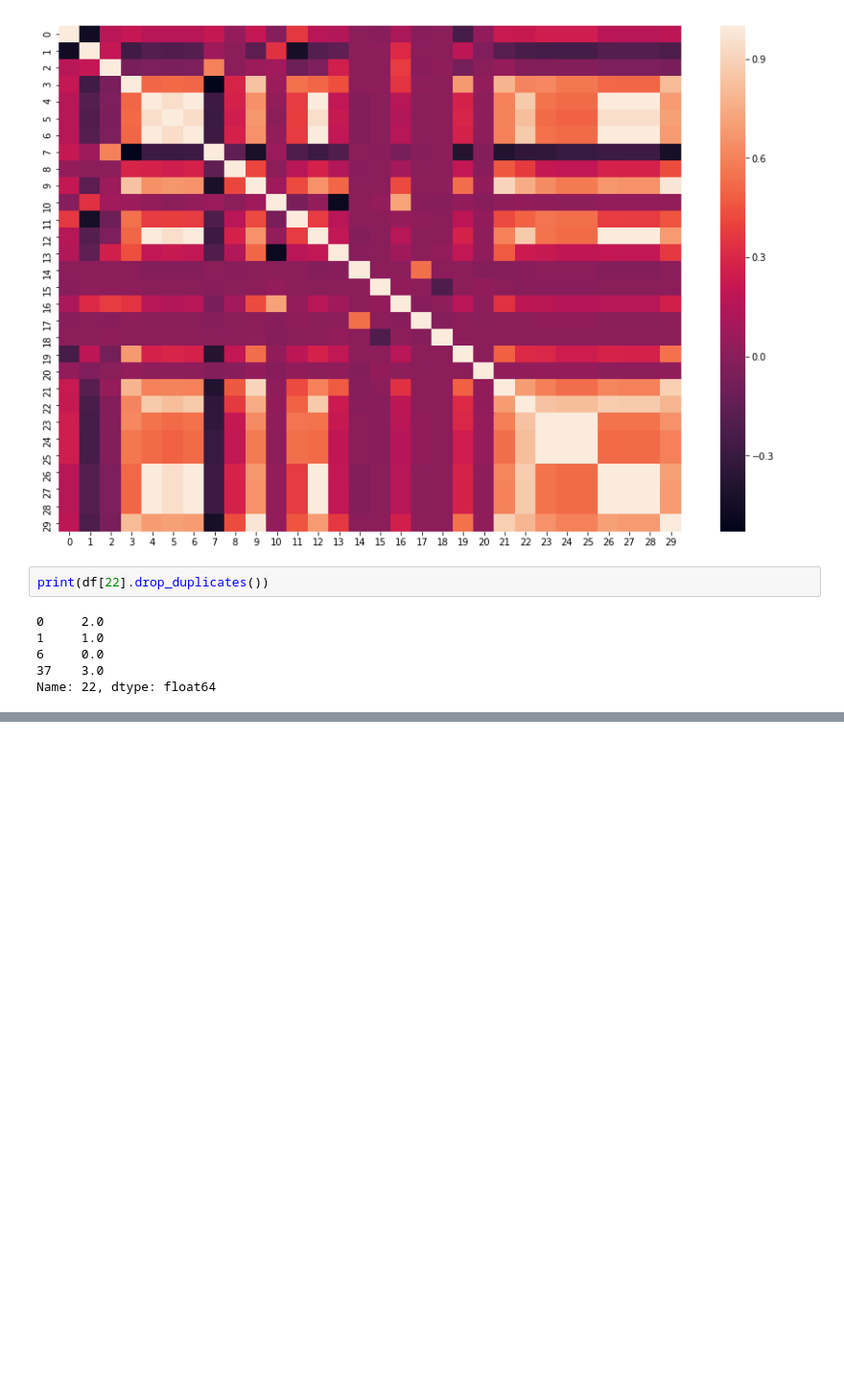
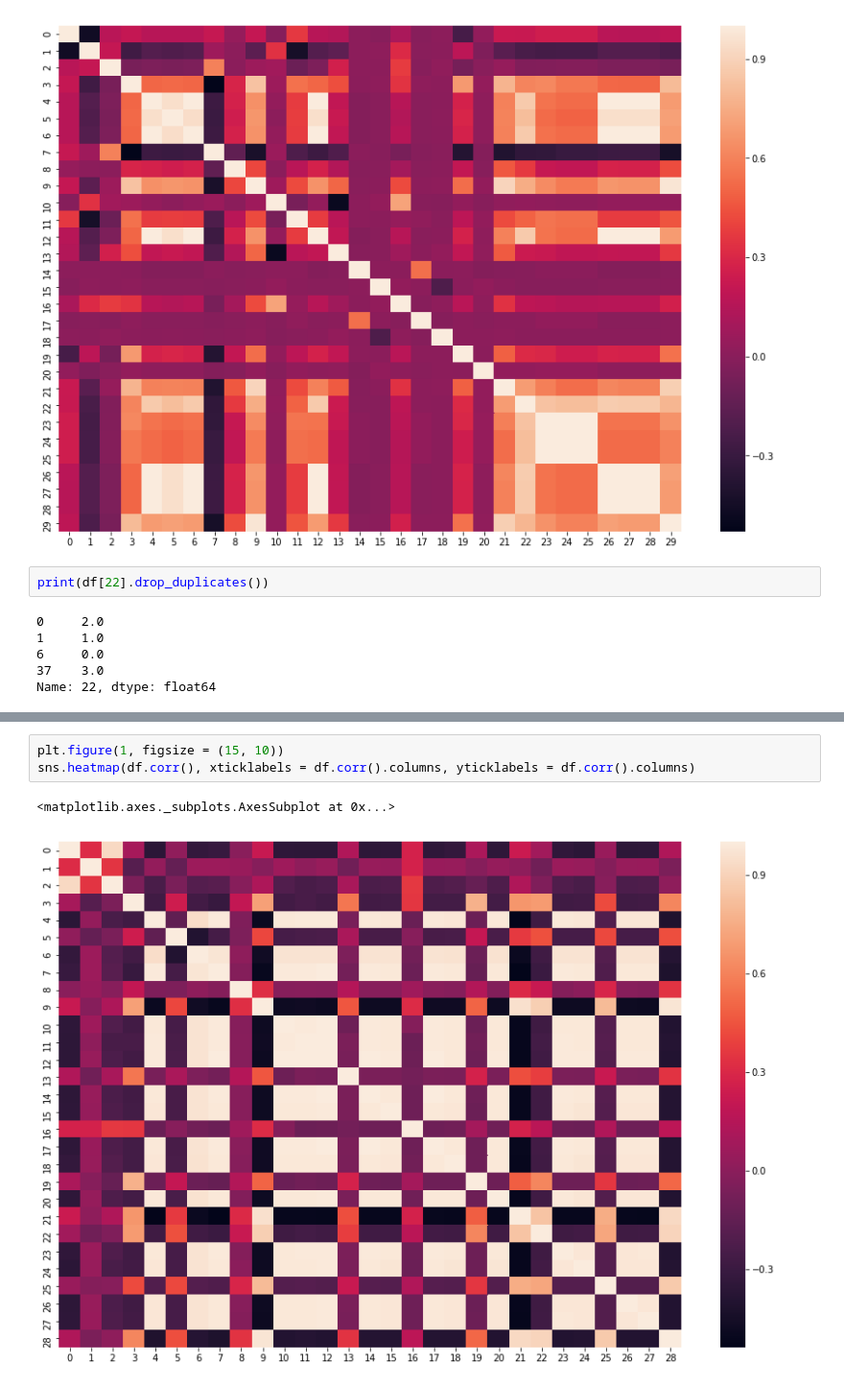
Before and after one commit to AntB95/ML, a Jupyter notebook: Project 1/Project_1_clean.ipynb, the cells around one changed output, grey strips where cells are left out. Shown: that part at 96% size. Drawn from its saved outputs; the diff is of its cells as text; blank space fills up the shorter version.

```diff
--- a/Project 1/Project_1_clean.ipynb
+++ b/Project 1/Project_1_clean.ipynb
@@ -151,0 +181,6 @@ NameError: name 'ids_test' is not defined
+# %%
+plt.figure(1, figsize = (15, 10))
+sns.heatmap(df.corr(), xticklabels = df.corr().columns, yticklabels = df.corr().columns)
+# %% [output]
+<matplotlib.axes._subplots.AxesSubplot at 0x...>
+[figure, added]
```
Also changed, not shown: parts of 14 cells of this notebook, 6 other files.
